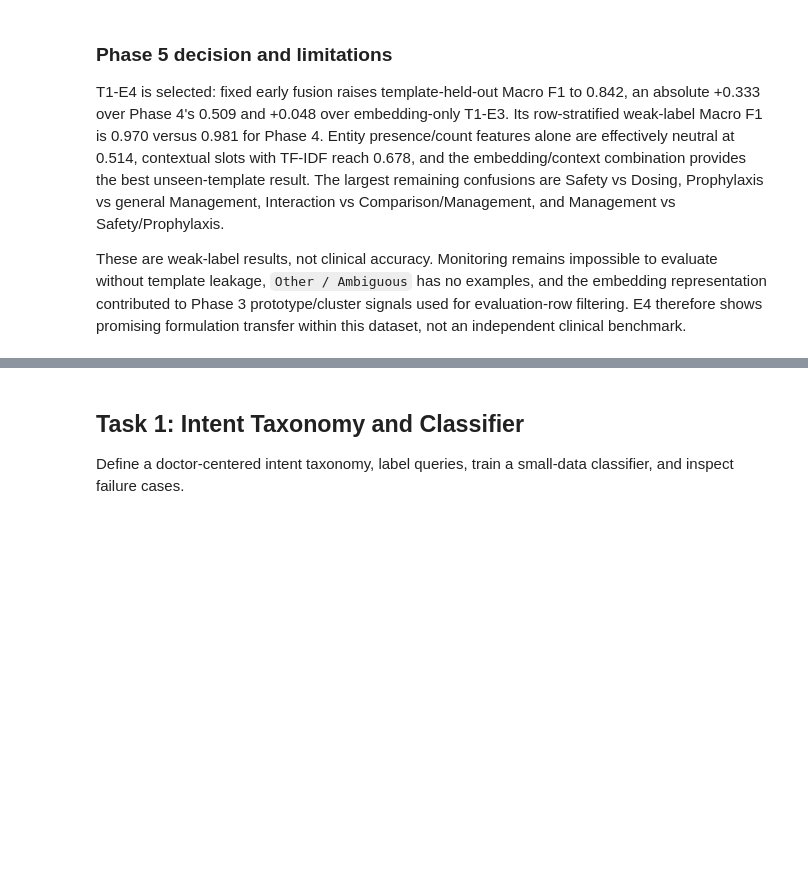
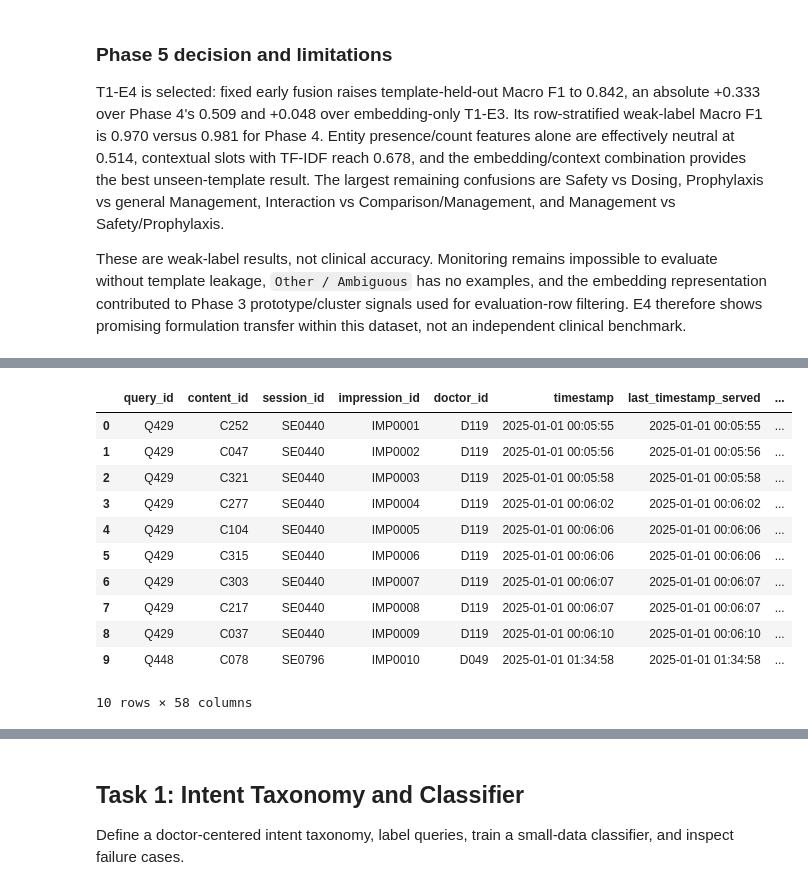
Before and after one commit to Gary3G/doctor-search-service, a Jupyter notebook: notebook.ipynb, the cells around one changed output, grey strips where cells are left out. Cells and saved outputs as stored; diff of their text form; code cells hidden in the pictures; blank space fills up the shorter version.

```diff
--- a/notebook.ipynb
+++ b/notebook.ipynb
@@ -825,0 +1152,12 @@ These are weak-label results, not clinical accuracy. Monitoring remains impossib
+# %%
+from src.relevance import (
+    BEHAVIORAL_TABLE_PATH as PHASE6_TABLE_PATH,
+    EVENT_SUMMARY_PATH as PHASE6_EVENT_SUMMARY_PATH,
+    METRICS_PATH as PHASE6_METRICS_PATH,
+)
+
+phase6_metrics = json.loads(PHASE6_METRICS_PATH.read_text(encoding='utf-8'))
+display(pd.DataFrame([phase6_metrics]).drop(columns=['source_rows', 'event_flag_counts']))
+display(pd.read_csv(PHASE6_EVENT_SUMMARY_PATH))
+display(pd.read_csv(PHASE6_TABLE_PATH).head(10))
+# %% [output]
@@ -825,0 +1172,12 @@ These are weak-label results, not clinical accuracy. Monitoring remains impossib
+|  | query_id | content_id | session_id | impression_id | doctor_id | timestamp | last_timestamp_served | ... |
+| 0 | Q429 | C252 | SE0440 | IMP0001 | D119 | 2025-01-01 00:05:55 | 2025-01-01 00:05:55 | ... |
+| 1 | Q429 | C047 | SE0440 | IMP0002 | D119 | 2025-01-01 00:05:56 | 2025-01-01 00:05:56 | ... |
+| 2 | Q429 | C321 | SE0440 | IMP0003 | D119 | 2025-01-01 00:05:58 | 2025-01-01 00:05:58 | ... |
+| 3 | Q429 | C277 | SE0440 | IMP0004 | D119 | 2025-01-01 00:06:02 | 2025-01-01 00:06:02 | ... |
+| 4 | Q429 | C104 | SE0440 | IMP0005 | D119 | 2025-01-01 00:06:06 | 2025-01-01 00:06:06 | ... |
+| 5 | Q429 | C315 | SE0440 | IMP0006 | D119 | 2025-01-01 00:06:06 | 2025-01-01 00:06:06 | ... |
+| 6 | Q429 | C303 | SE0440 | IMP0007 | D119 | 2025-01-01 00:06:07 | 2025-01-01 00:06:07 | ... |
+| 7 | Q429 | C217 | SE0440 | IMP0008 | D119 | 2025-01-01 00:06:07 | 2025-01-01 00:06:07 | ... |
+| 8 | Q429 | C037 | SE0440 | IMP0009 | D119 | 2025-01-01 00:06:10 | 2025-01-01 00:06:10 | ... |
+| 9 | Q448 | C078 | SE0796 | IMP0010 | D049 | 2025-01-01 01:34:58 | 2025-01-01 01:34:58 | ... |
+10 rows × 58 columns
```
Also changed, not shown: parts of 23 cells of this notebook, 32 other files.
